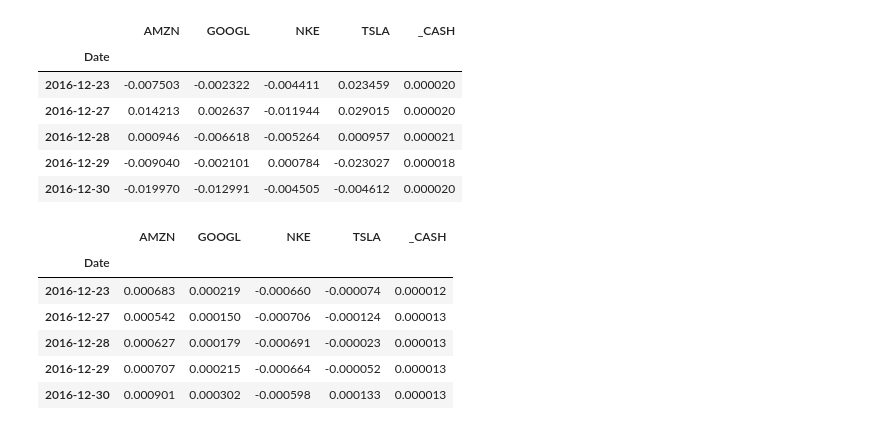
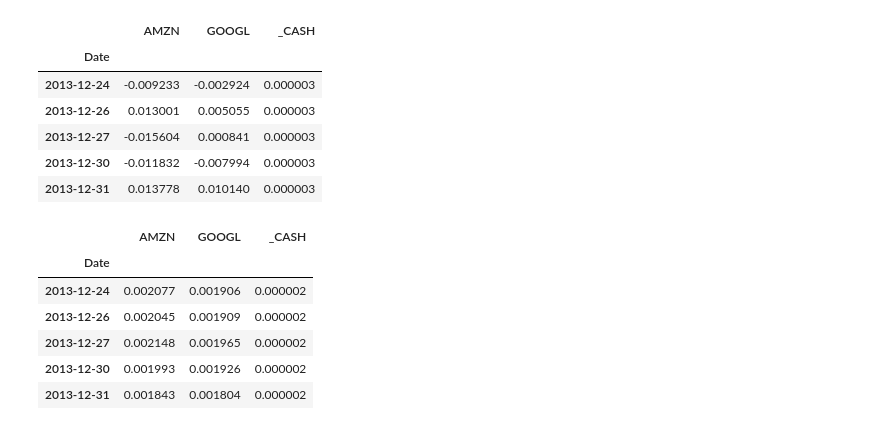
Before and after one commit to yowtzu/helium, a Jupyter notebook: examples/HelloWorld.ipynb, the cells around one changed output. Drawn from its saved outputs; the diff is of its cells as text; code cells hidden in the pictures.

```diff
--- a/examples/HelloWorld.ipynb
+++ b/examples/HelloWorld.ipynb
@@ -16,38 +21,38 @@ import helium
 # %%
 quandl.ApiConfig.api_key = '8wnB7EcvJm1xEvJjzWBR'
 # %%
-tickers = ['AMZN', 'GOOGL', 'TSLA', 'NKE']
+tickers = ['AMZN', 'GOOGL']#, 'TSLA', 'NKE']
 start_date='2012-01-01'
-end_date='2016-12-31'
+end_date='2013-12-31'
 returns = pd.DataFrame(dict([(ticker, quandl.get('WIKI/'+ticker,
                                     start_date=start_date,
                                     end_date=end_date)['Adj. Close'].pct_change())
                 for ticker in tickers]))
 returns[["_CASH"]]=quandl.get('FRED/DTB3', start_date=start_date, end_date=end_date)/(250*100)
 returns = returns.fillna(method='ffill').iloc[1:]
 
 returns.tail()
 # %% [output]
-|  | AMZN | GOOGL | NKE | TSLA | _CASH |
-| Date |  |  |  |  |  |
-| 2016-12-23 | -0.007503 | -0.002322 | -0.004411 | 0.023459 | 0.000020 |
-| 2016-12-27 | 0.014213 | 0.002637 | -0.011944 | 0.029015 | 0.000020 |
-| 2016-12-28 | 0.000946 | -0.006618 | -0.005264 | 0.000957 | 0.000021 |
-| 2016-12-29 | -0.009040 | -0.002101 | 0.000784 | -0.023027 | 0.000018 |
-| 2016-12-30 | -0.019970 | -0.012991 | -0.004505 | -0.004612 | 0.000020 |
+|  | AMZN | GOOGL | _CASH |
+| Date |  |  |  |
+| 2013-12-24 | -0.009233 | -0.002924 | 0.000003 |
+| 2013-12-26 | 0.013001 | 0.005055 | 0.000003 |
+| 2013-12-27 | -0.015604 | 0.000841 | 0.000003 |
+| 2013-12-30 | -0.011832 | -0.007994 | 0.000003 |
+| 2013-12-31 | 0.013778 | 0.010140 | 0.000003 |
 # %%
 rets = returns.rolling(window=250, min_periods=250).mean().shift(1).dropna()
 sigmas = returns.rolling(window=250, min_periods=250).cov().unstack().shift(1).stack()
 
 rets.tail()
 # %% [output]
-|  | AMZN | GOOGL | NKE | TSLA | _CASH |
-| Date |  |  |  |  |  |
-| 2016-12-23 | 0.000683 | 0.000219 | -0.000660 | -0.000074 | 0.000012 |
-| 2016-12-27 | 0.000542 | 0.000150 | -0.000706 | -0.000124 | 0.000013 |
-| 2016-12-28 | 0.000627 | 0.000179 | -0.000691 | -0.000023 | 0.000013 |
-| 2016-12-29 | 0.000707 | 0.000215 | -0.000664 | -0.000052 | 0.000013 |
-| 2016-12-30 | 0.000901 | 0.000302 | -0.000598 | 0.000133 | 0.000013 |
+|  | AMZN | GOOGL | _CASH |
+| Date |  |  |  |
+| 2013-12-24 | 0.002077 | 0.001906 | 0.000002 |
+| 2013-12-26 | 0.002045 | 0.001909 | 0.000002 |
+| 2013-12-27 | 0.002148 | 0.001965 | 0.000002 |
+| 2013-12-30 | 0.001993 | 0.001926 | 0.000002 |
+| 2013-12-31 | 0.001843 | 0.001804 | 0.000002 |
 # %%
 cash_ticker = "_CASH"
 # %%
```
Also changed, not shown: parts of 13 cells of this notebook, 4 other files.
